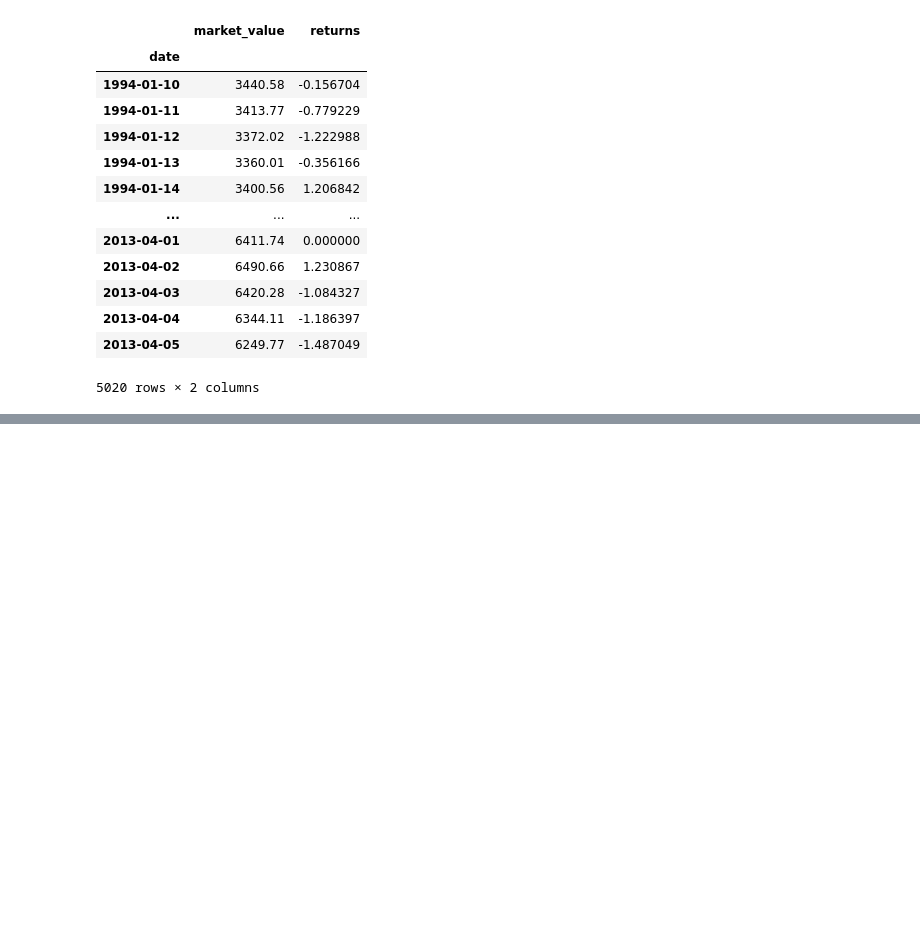
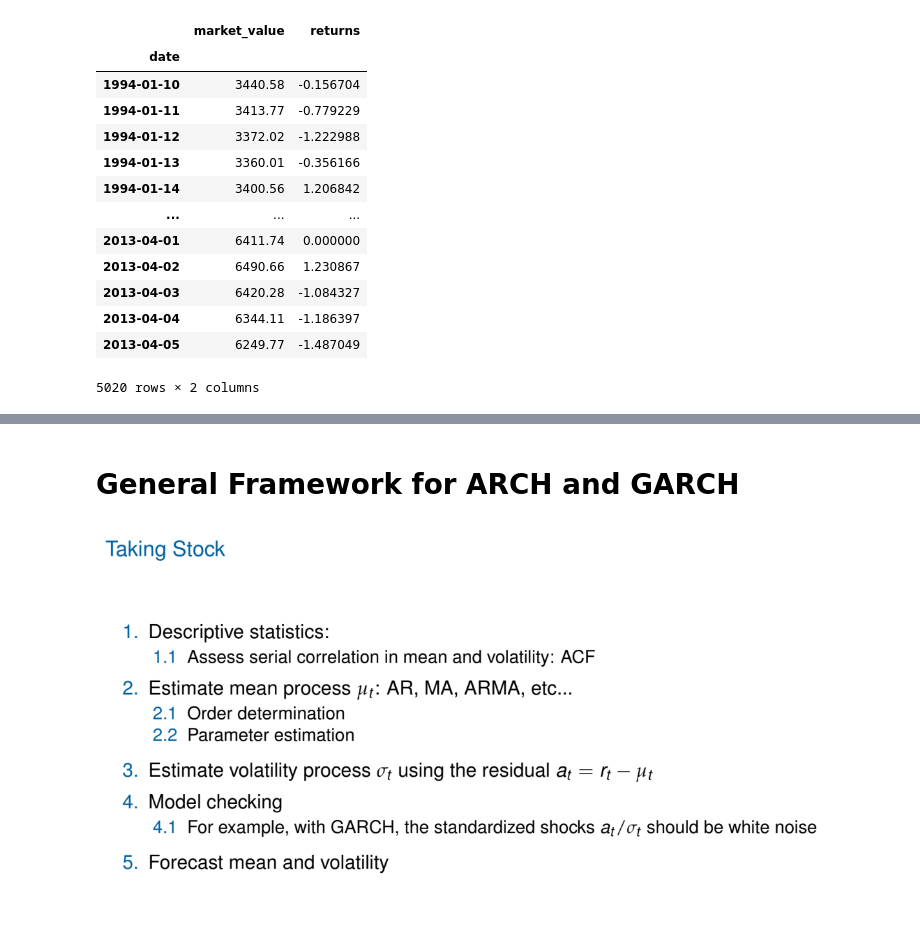
Before and after one commit to niranjan-kamal/time_series_models, a Jupyter notebook: Volatility_models.ipynb, the cells around one changed output, grey strips where cells are left out. Saved outputs shown, nothing was run; the diff lists cells and outputs as text; code cells hidden in the pictures; blank space fills up the shorter version.

```diff
--- a/Volatility_models.ipynb
+++ b/Volatility_models.ipynb
@@ -44,0 +184,8 @@ df
+# %% [markdown]
+# General Framework for ARCH and GARCH
+# %%
+from IPython.display import Image
+
+Image('D:/D/UMD/Projects/Time series models/Vol_modelling_steps.png')
+# %% [output]
+[figure, added]
```
Also changed, not shown: parts of 44 cells of this notebook, 1 other file.
